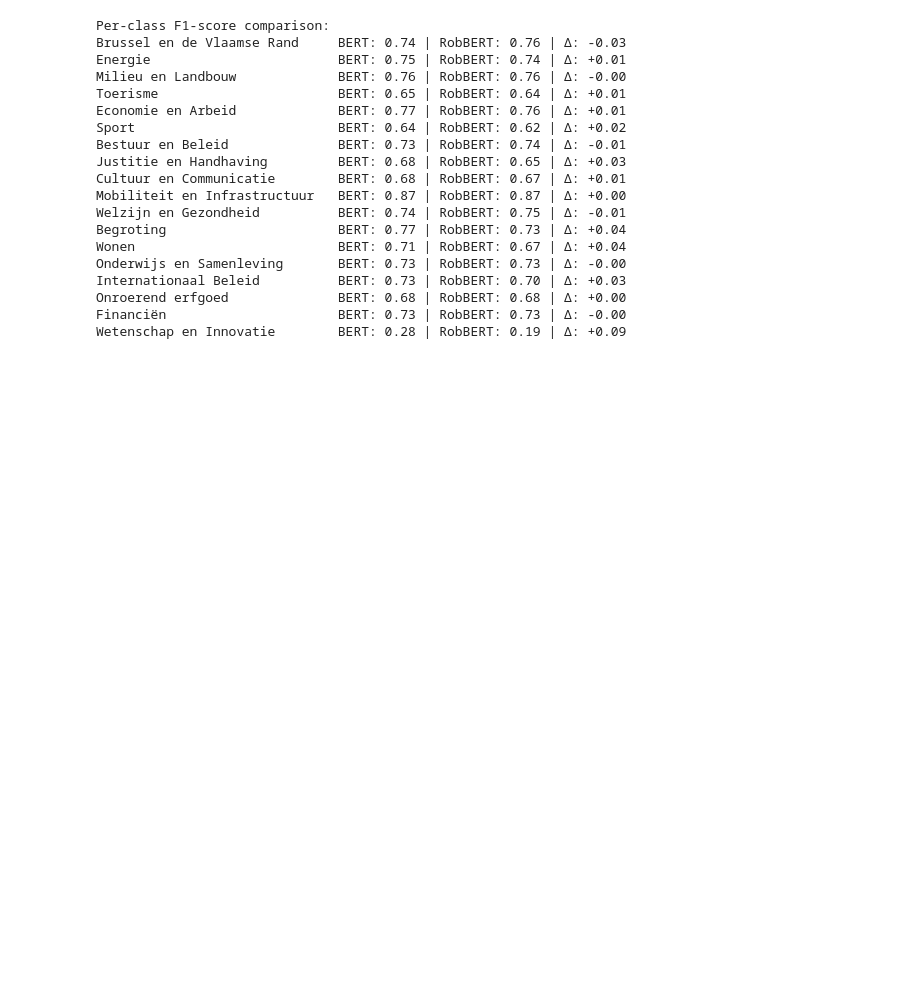
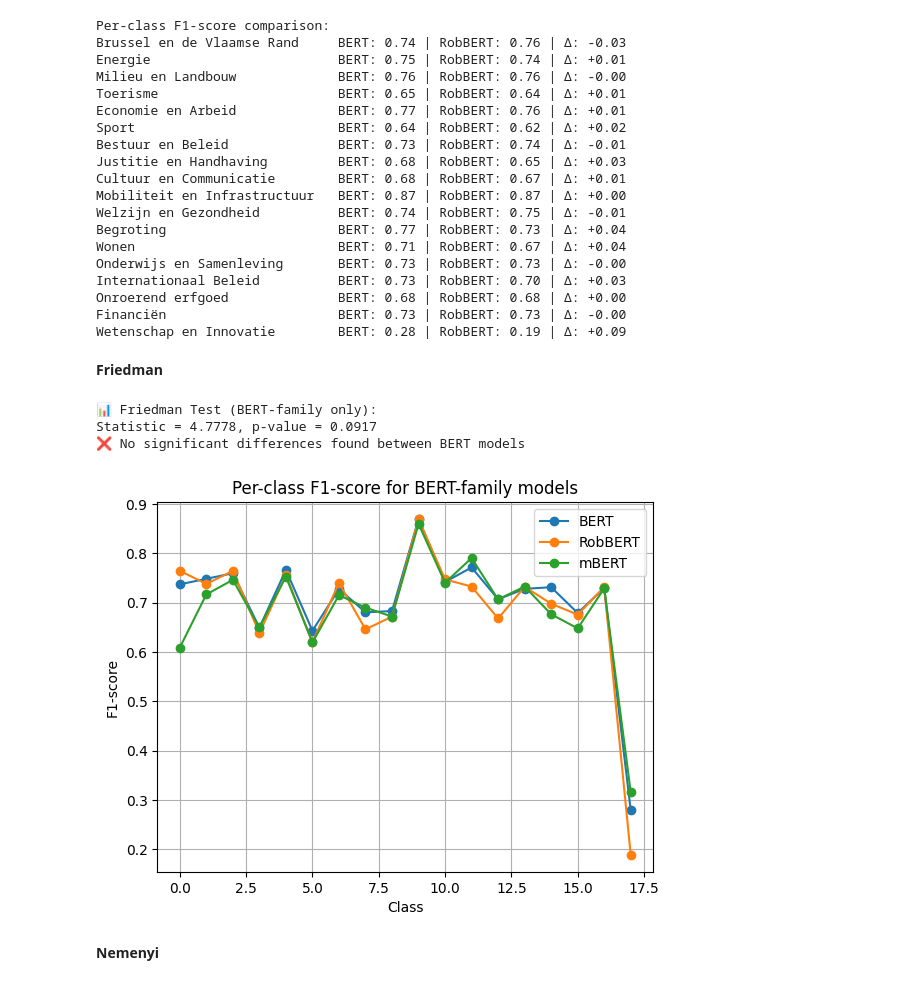
Before and after one commit to Corrie09/IdentifyingAndClassifying-Dutch-Statistical-Questions, a Jupyter notebook: EvaluateModels/Statistical_test_and_merge.ipynb, the cells around one changed output. Cells and saved outputs as stored; diff of their text form; code cells hidden in the pictures; blank space fills up the shorter version.

Commit message:
stat and merge updated for clarity

```diff
--- a/EvaluateModels/Statistical_test_and_merge.ipynb
+++ b/EvaluateModels/Statistical_test_and_merge.ipynb
@@ -221,7 +193,7 @@ import pandas as pd
 from sklearn.metrics import classification_report
 
 # === Load your data
-df = pd.read_excel(r"C:\Users\jefva\Documents\Master\Thesis_s2\Code\Baseline_Classifiers\traditional_predictions_table.xlsx")
+df = pd.read_excel(r"C:\Users\jefva\Documents\Master\Thesis_s2\Code\Baseline_Classifiers\all_predictions_table.xlsx")
 
 # === Setup
 true_labels = df["True Label"]
@@ -284,3 +256,50 @@ Internationaal Beleid          BERT: 0.73 | RobBERT: 0.70 | Δ: +0.03
 Onroerend erfgoed              BERT: 0.68 | RobBERT: 0.68 | Δ: +0.00
 Financiën                      BERT: 0.73 | RobBERT: 0.73 | Δ: -0.00
 Wetenschap en Innovatie        BERT: 0.28 | RobBERT: 0.19 | Δ: +0.09
+# %% [markdown]
+**Friedman**
+# %%
+from sklearn.metrics import classification_report
+from scipy.stats import friedmanchisquare
+
+# === Step 1: Choose the models and class labels
+bert_models = ["BERT", "RobBERT", "mBERT"]
+classes = sorted(df["True Label"].unique())
+
+# === Step 2: Extract per-class F1-scores for each model
+model_f1s = {}
+
+for model in bert_models:
+    report = classification_report(df["True Label"], df[model], labels=classes, output_dict=True, zero_division=0)
+    model_f1s[model] = [report[str(label)]["f1-score"] for label in classes]
+
+# === Step 3: Run Friedman test
+friedman_stat, friedman_p = friedmanchisquare(*model_f1s.values())
+
+print(f"\n📊 Friedman Test (BERT-family only):")
+print(f"Statistic = {friedman_stat:.4f}, p-value = {friedman_p:.4f}")
+
+if friedman_p < 0.05:
+    print("✅ Statistically significant differences between BERT models (α = 0.05)")
+else:
+    print("❌ No significant differences found between BERT models")
+# %% [output]
+📊 Friedman Test (BERT-family only):
+Statistic = 4.7778, p-value = 0.0917
+❌ No significant differences found between BERT models
+# %%
+import matplotlib.pyplot as plt
+
+for model in bert_models:
+    plt.plot(classes, model_f1s[model], label=model, marker='o')
+
+plt.xlabel("Class")
+plt.ylabel("F1-score")
+plt.title("Per-class F1-score for BERT-family models")
+plt.legend()
+plt.grid(True)
+plt.show()
+# %% [output]
+[figure, added]
+# %% [markdown]
+**Nemenyi**
```
Also changed, not shown: parts of 9 cells of this notebook, 16 other files.
